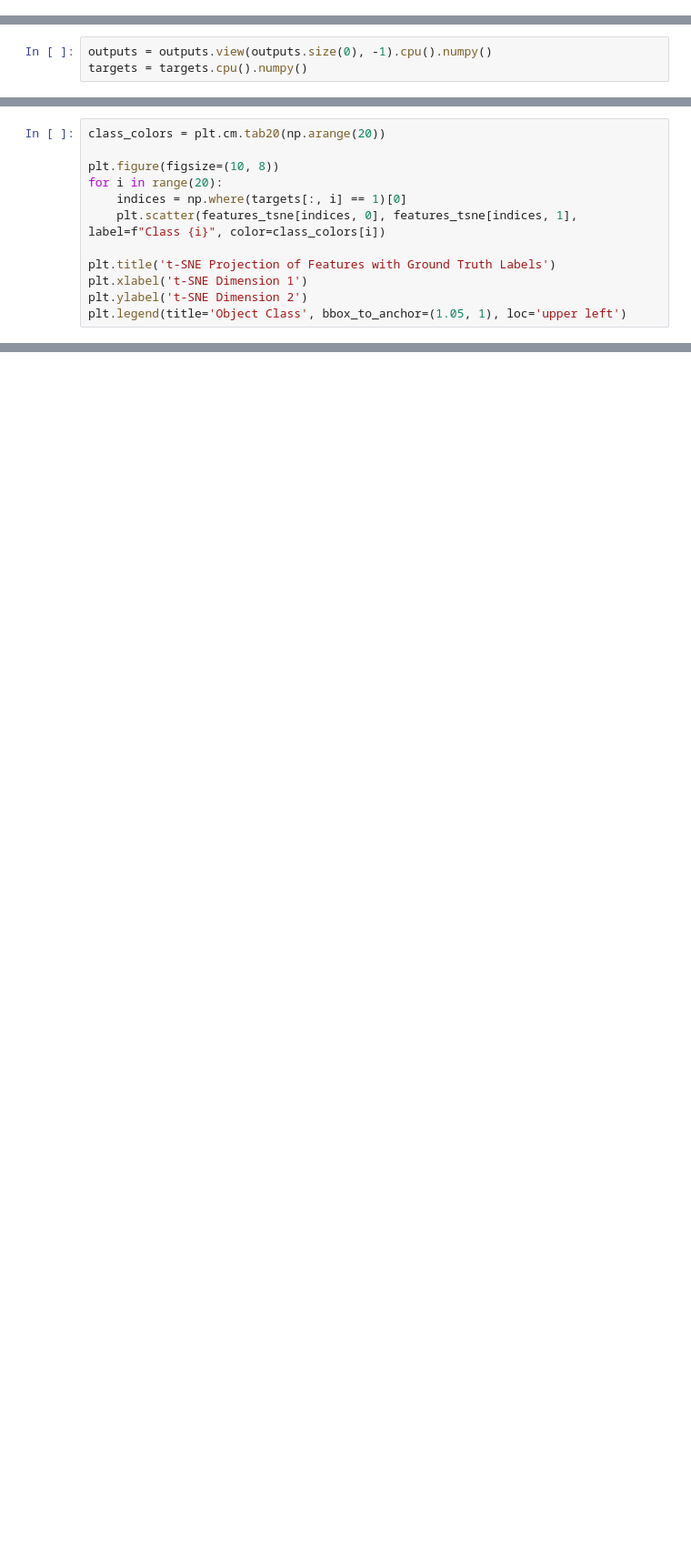
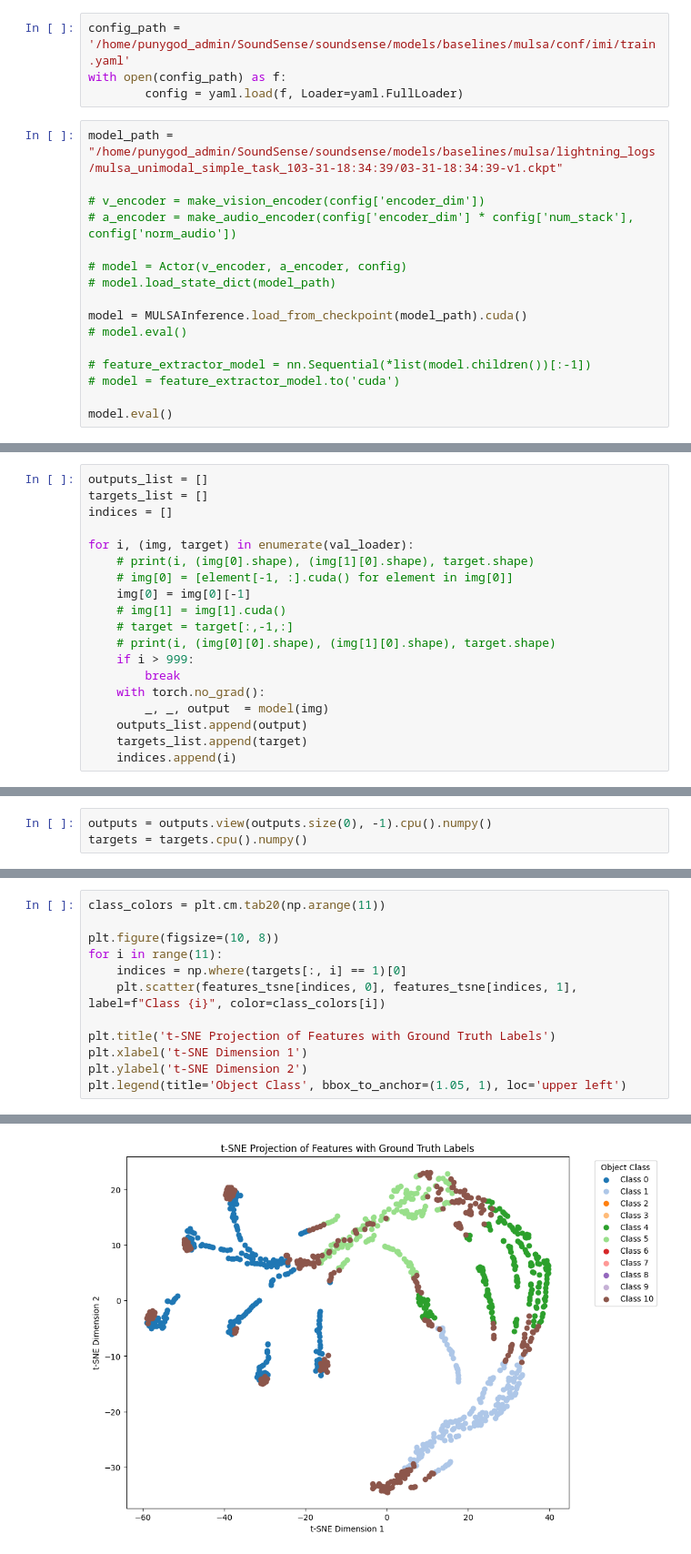
Before and after one commit to praveenVnktsh/soundsense, a Jupyter notebook: analysis/tsne.ipynb, the cells around one changed output, grey strips where cells are left out. Shown: that part at 91% size. Cells and saved outputs as stored; diff of their text form; blank space fills up the shorter version.

```diff
--- a/analysis/tsne.ipynb
+++ b/analysis/tsne.ipynb
@@ -42,0 +22,20 @@ targets = torch.cat(targets_list, dim=0)
+# %%
+config_path = '/home/punygod_admin/SoundSense/soundsense/models/baselines/mulsa/conf/imi/train.yaml'
+with open(config_path) as f:
+        config = yaml.load(f, Loader=yaml.FullLoader)
+# %%
+model_path = "/home/punygod_admin/SoundSense/soundsense/models/baselines/mulsa/lightning_logs/mulsa_unimodal_simple_task_103-31-18:34:39/03-31-18:34:39-v1.ckpt"
+
+# v_encoder = make_vision_encoder(config['encoder_dim'])
+# a_encoder = make_audio_encoder(config['encoder_dim'] * config['num_stack'], config['norm_audio'])
+
+# model = Actor(v_encoder, a_encoder, config)
+# model.load_state_dict(model_path)
+
+model = MULSAInference.load_from_checkpoint(model_path).cuda()
+# model.eval()
+
+# feature_extractor_model = nn.Sequential(*list(model.children())[:-1])
+# model = feature_extractor_model.to('cuda')
+
+model.eval()
@@ -42,0 +92,19 @@ targets = torch.cat(targets_list, dim=0)
+# %%
+outputs_list = []
+targets_list = []
+indices = []
+
+for i, (img, target) in enumerate(val_loader):
+    # print(i, (img[0].shape), (img[1][0].shape), target.shape)
+    # img[0] = [element[-1, :].cuda() for element in img[0]]
+    img[0] = img[0][-1]
+    # img[1] = img[1].cuda()
+    # target = target[:,-1,:]
+    # print(i, (img[0][0].shape), (img[1][0].shape), target.shape)
+    if i > 999:
+        break
+    with torch.no_grad():
+        _, _, output  = model(img)
+    outputs_list.append(output)
+    targets_list.append(target)
+    indices.append(i)
@@ -50,8 +146,8 @@ features_tsne.shape
 # %%
-class_colors = plt.cm.tab20(np.arange(20))
+class_colors = plt.cm.tab20(np.arange(11))
 
 plt.figure(figsize=(10, 8))
-for i in range(20):
+for i in range(11):
     indices = np.where(targets[:, i] == 1)[0]
     plt.scatter(features_tsne[indices, 0], features_tsne[indices, 1], label=f"Class {i}", color=class_colors[i])
 
@@ -59,3 +155,4 @@ plt.title('t-SNE Projection of Features with Ground Truth Labels')
 plt.xlabel('t-SNE Dimension 1')
 plt.ylabel('t-SNE Dimension 2')
 plt.legend(title='Object Class', bbox_to_anchor=(1.05, 1), loc='upper left')
+# %% [output]
@@ -61,0 +160 @@ plt.legend(title='Object Class', bbox_to_anchor=(1.05, 1), loc='upper left')
+[figure, added]
```
Also changed, not shown: parts of 12 cells of this notebook, 4 other files.
